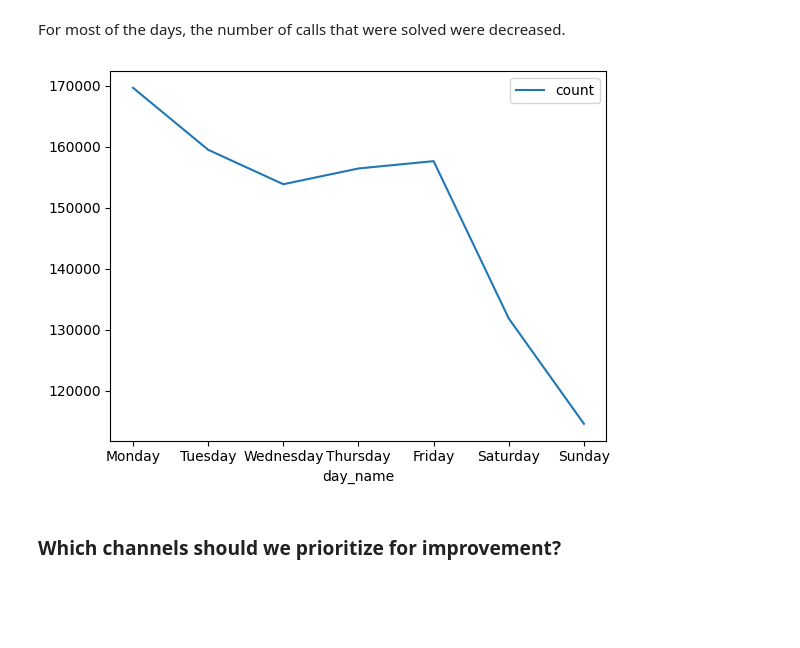
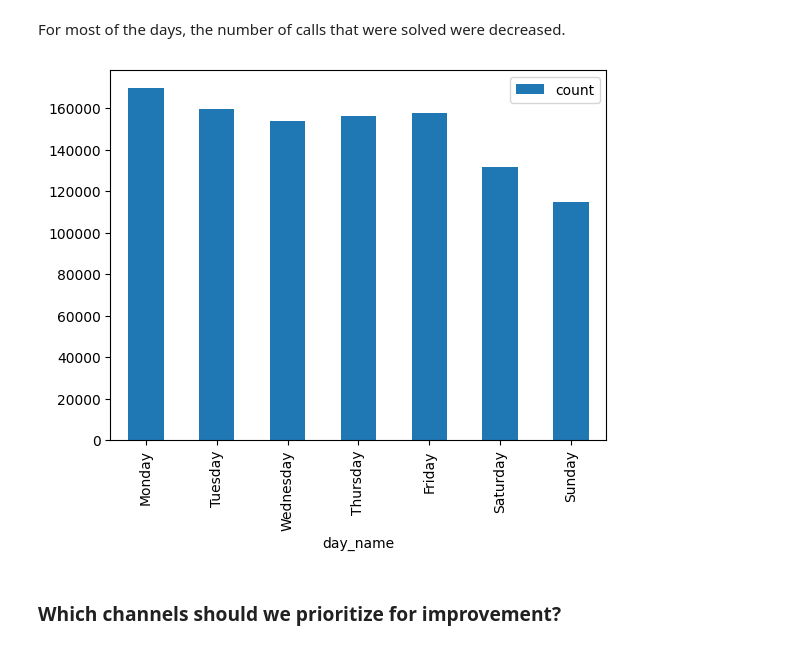
Before and after one commit to adrioui/data-exploration, a Jupyter notebook: Data Exploration.ipynb, the cells around one changed output. Drawn from its saved outputs; the diff is of its cells as text; code cells hidden in the pictures; blank space fills up the shorter version.

```diff
--- a/Data Exploration.ipynb
+++ b/Data Exploration.ipynb
@@ -175,8 +175,8 @@ f"{channels_typically_required_for_a_single_call} channels"
 # Sort the data by time
 df.sort_values(by="time", inplace=True)
 # %%
-# Get the time interval between two adjacent calls
-df["time_interval"] = df["time"].diff().apply(lambda x: x.total_seconds())
+# Get the time interval between two subsequent calls
+df["time_interval"] = df["time"].diff().fillna(pd.Timedelta(0)).apply(lambda x: x.total_seconds())
 # %% [markdown]
 The range for the duration of the calls is:
 # %%
@@ -219,10 +219,10 @@ day_grp_is_solved.rename(columns={"time": "day_name"}, inplace=True)
 # %% [markdown]
 For most of the days, the number of calls that were solved were decreased.
 # %%
-day_grp_is_solved.loc[day_grp_is_solved["is_solved"] == 1].plot(x="day_name", y="count")
+day_grp_is_solved.loc[day_grp_is_solved["is_solved"] == 1].plot(x="day_name", y="count", kind="bar")
 plt.show()
 # %% [output]
-[figure, old version]
+[figure, new version]
 # %% [markdown]
 ### Which channels should we prioritize for improvement?
 # %% [markdown]
```
Also changed, not shown: parts of 9 cells of this notebook.
